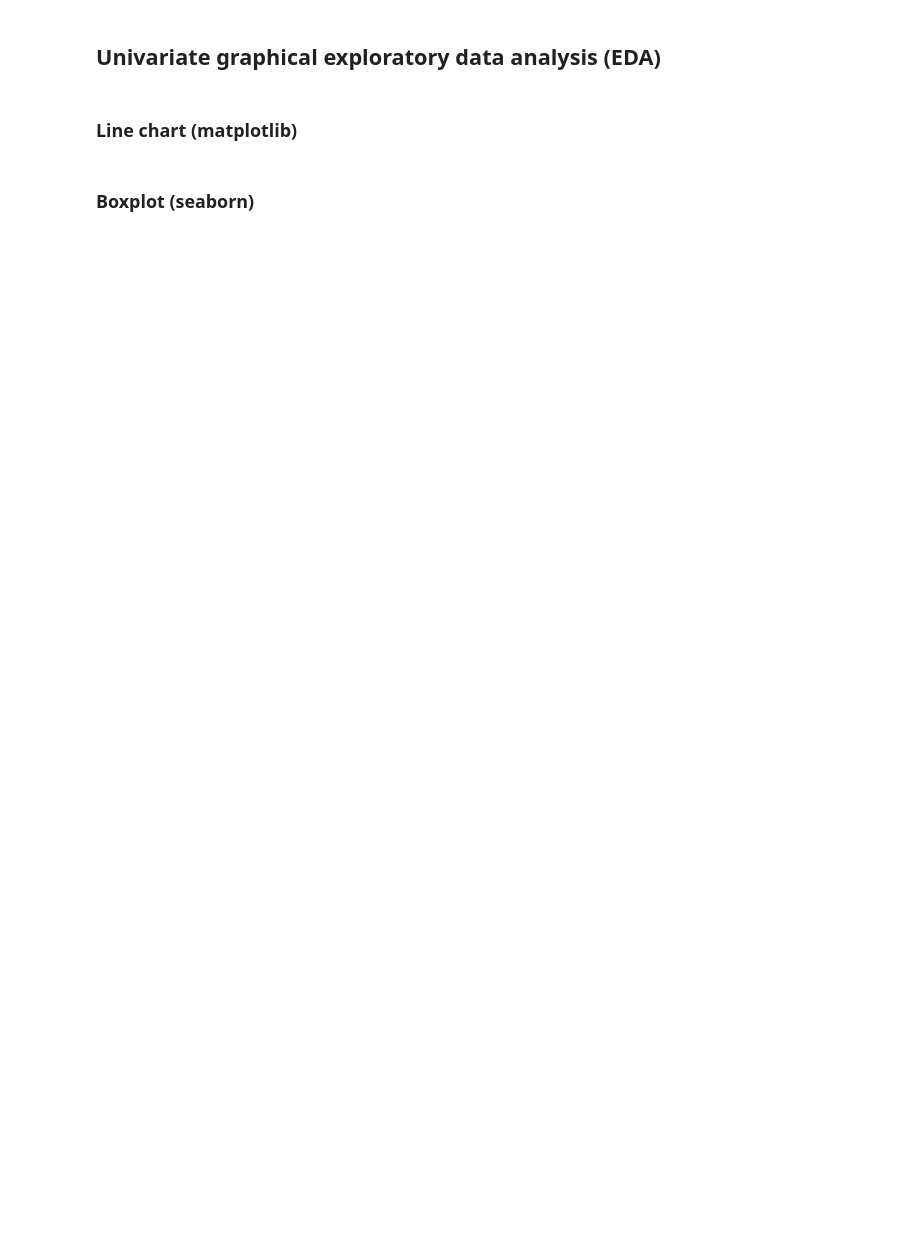
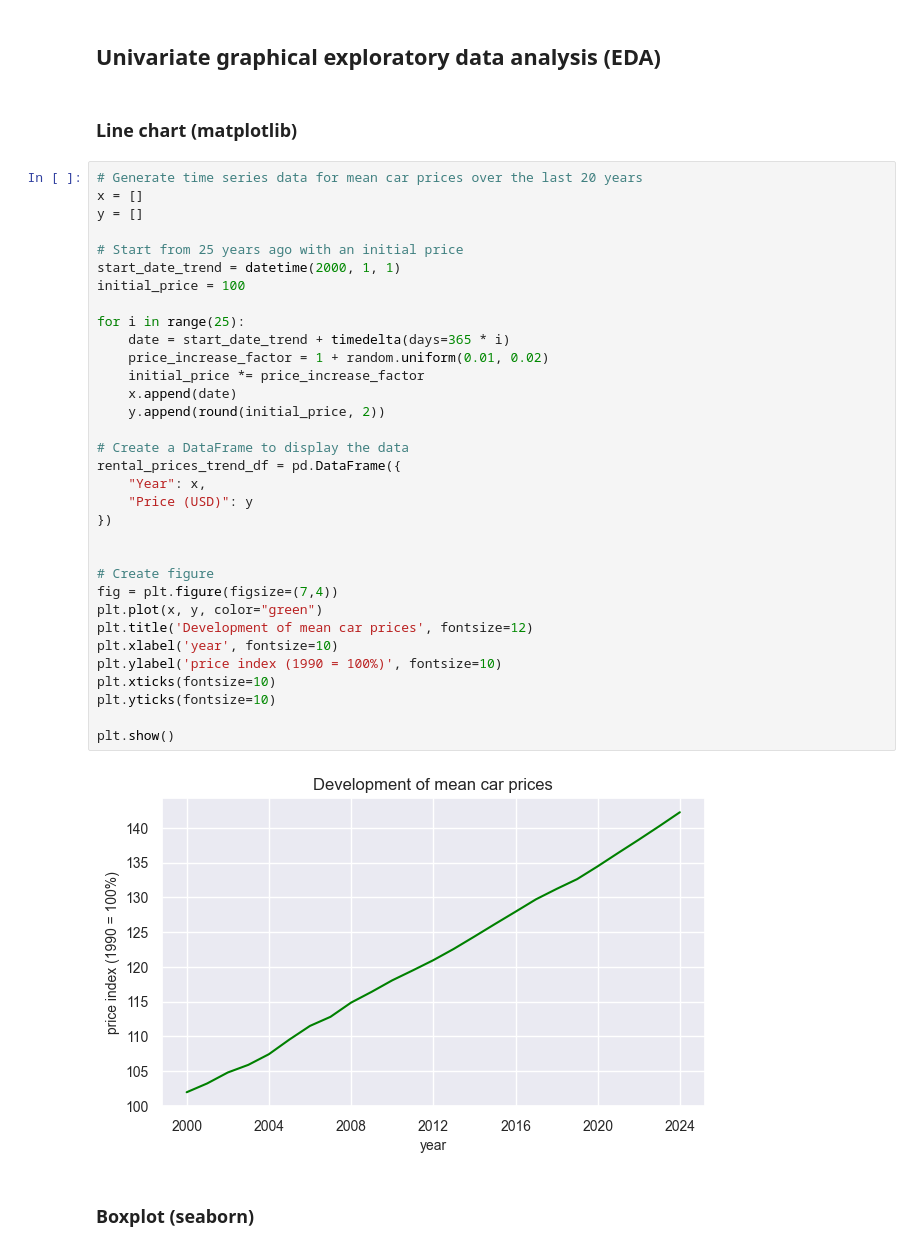
Before and after one commit to zempcol1/python_exploratory_data_analysis, a Jupyter notebook: exploratory_data_analysis_car_data.ipynb, the cells around one changed output. Saved outputs shown, nothing was run; the diff lists cells and outputs as text; blank space fills up the shorter version.

```diff
--- a/exploratory_data_analysis_car_data.ipynb
+++ b/exploratory_data_analysis_car_data.ipynb
@@ -86,5 +282,40 @@ df.head(5)
 ## Univariate graphical exploratory data analysis (EDA)
 # %% [markdown]
 ### Line chart (matplotlib)
+# %%
+# Generate time series data for mean car prices over the last 20 years
+x = []
+y = []
+
+# Start from 25 years ago with an initial price
+start_date_trend = datetime(2000, 1, 1)
+initial_price = 100
+
+for i in range(25):
+    date = start_date_trend + timedelta(days=365 * i)
+    price_increase_factor = 1 + random.uniform(0.01, 0.02)
+    initial_price *= price_increase_factor
+    x.append(date)
+    y.append(round(initial_price, 2))
+
+# Create a DataFrame to display the data
+rental_prices_trend_df = pd.DataFrame({
+    "Year": x,
+    "Price (USD)": y
+})
+
+
+# Create figure
+fig = plt.figure(figsize=(7,4))
+plt.plot(x, y, color="green")
+plt.title('Development of mean car prices', fontsize=12)
+plt.xlabel('year', fontsize=10)
+plt.ylabel('price index (1990 = 100%)', fontsize=10)
+plt.xticks(fontsize=10)
+plt.yticks(fontsize=10)
+
+plt.show()
+# %% [output]
+[figure, added]
 # %% [markdown]
 ### Boxplot (seaborn)
```
Also changed, not shown: parts of 29 cells of this notebook, 1 other file.
